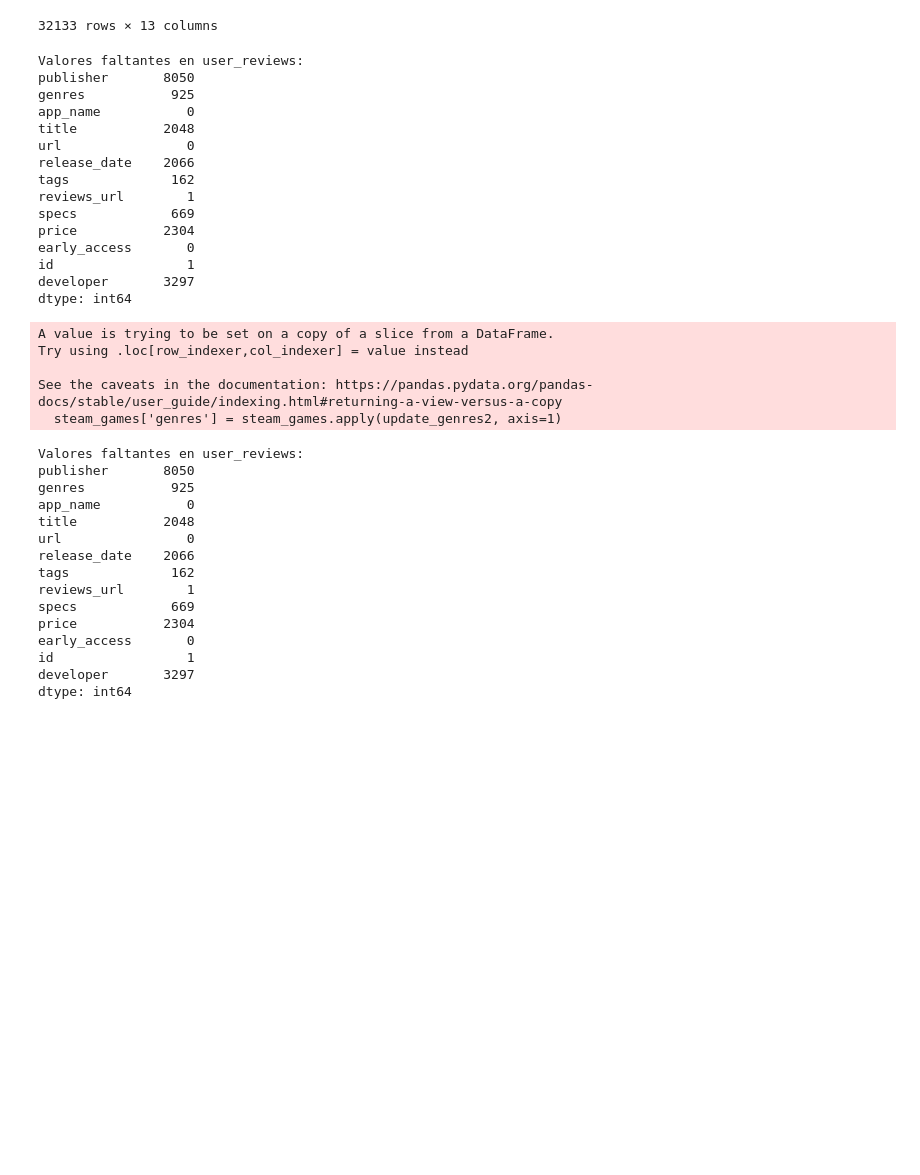
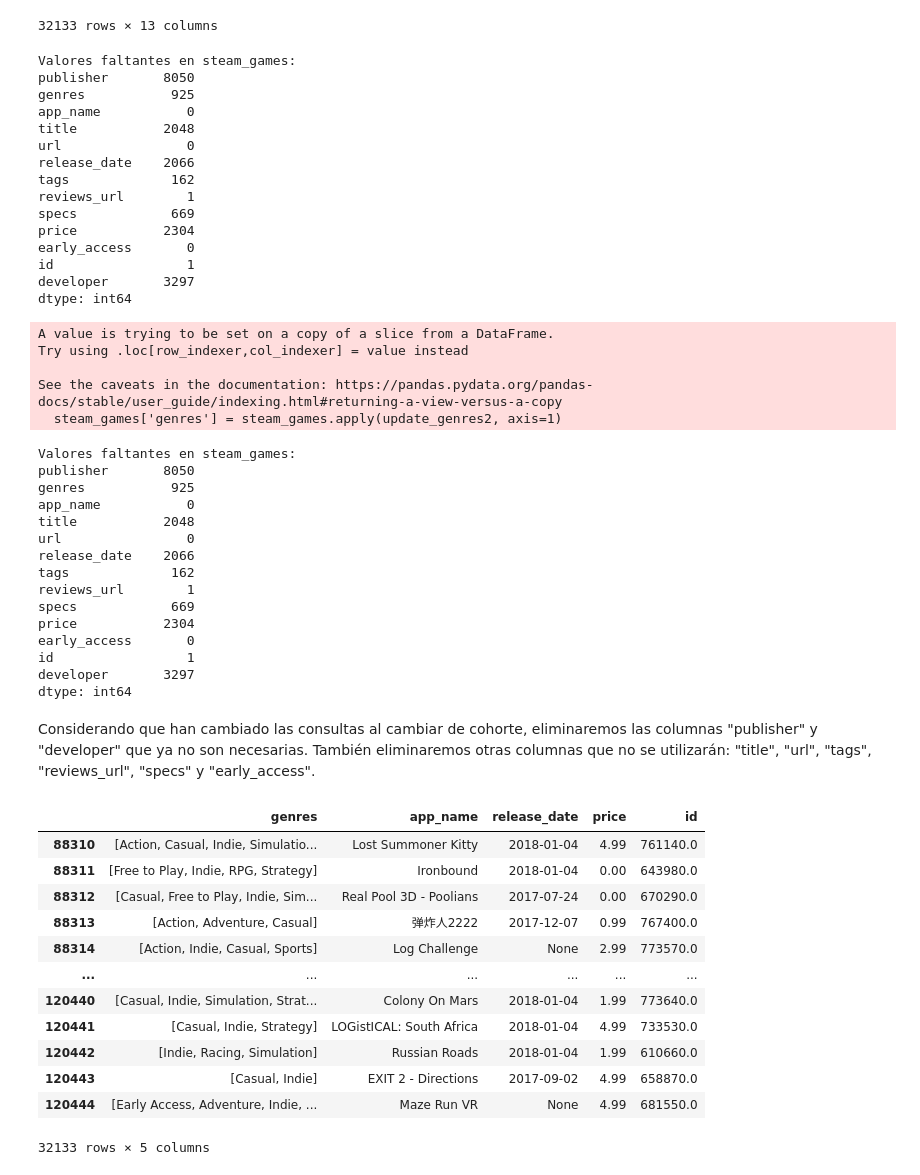
Before and after one commit to FabianRecalde/MachineLearning_Steam, a Jupyter notebook: EDA steam_games.ipynb, the cells around one changed output. Saved outputs shown, nothing was run; the diff lists cells and outputs as text; code cells hidden in the pictures; blank space fills up the shorter version.

Commit message:
finalizacion de EDA steam_games y Funciones

```diff
--- a/EDA steam_games.ipynb
+++ b/EDA steam_games.ipynb
@@ -216,10 +216,10 @@ steam_games
 32133 rows × 13 columns
 # %%
 # Verificar valores faltantes en el DataFrame
-print("\nValores faltantes en user_reviews:")
+print("\nValores faltantes en steam_games:")
 print(steam_games.isnull().sum())
 # %% [output]
-Valores faltantes en user_reviews:
+Valores faltantes en steam_games:
 publisher       8050
 genres           925
 app_name           0
@@ -256,10 +256,10 @@ See the caveats in the documentation: https://pandas.pydata.org/pandas-docs/stab
   steam_games['genres'] = steam_games.apply(update_genres2, axis=1)
 # %%
 # Verificar valores faltantes en el DataFrame
-print("\nValores faltantes en user_reviews:")
+print("\nValores faltantes en steam_games:")
 print(steam_games.isnull().sum())
 # %% [output]
-Valores faltantes en user_reviews:
+Valores faltantes en steam_games:
 publisher       8050
 genres           925
 app_name           0
@@ -274,3 +274,25 @@ early_access       0
 id                 1
 developer       3297
 dtype: int64
+# %% [markdown]
+Considerando que han cambiado las consultas al cambiar de cohorte, eliminaremos las columnas "publisher" y "developer" que ya no son necesarias. También eliminaremos otras columnas que no se utilizarán: "title", "url", "tags", "reviews_url", "specs" y "early_access".
+# %%
+# Eliminar las columnas no deseadas
+columnas_a_eliminar = ["publisher", "developer", "title", "url", "tags", "reviews_url", "specs", "early_access"]
+steam_games = steam_games.drop(columns=columnas_a_eliminar)
+
+steam_games
+# %% [output]
+|  | genres | app_name | release_date | price | id |
+| 88310 | [Action, Casual, Indie, Simulatio... | Lost Summoner Kitty | 2018-01-04 | 4.99 | 761140.0 |
+| 88311 | [Free to Play, Indie, RPG, Strategy] | Ironbound | 2018-01-04 | 0.00 | 643980.0 |
+| 88312 | [Casual, Free to Play, Indie, Sim... | Real Pool 3D - Poolians | 2017-07-24 | 0.00 | 670290.0 |
+| 88313 | [Action, Adventure, Casual] | 弹炸人2222 | 2017-12-07 | 0.99 | 767400.0 |
+| 88314 | [Action, Indie, Casual, Sports] | Log Challenge | None | 2.99 | 773570.0 |
+| ... | ... | ... | ... | ... | ... |
+| 120440 | [Casual, Indie, Simulation, Strat... | Colony On Mars | 2018-01-04 | 1.99 | 773640.0 |
+| 120441 | [Casual, Indie, Strategy] | LOGistICAL: South Africa | 2018-01-04 | 4.99 | 733530.0 |
+| 120442 | [Indie, Racing, Simulation] | Russian Roads | 2018-01-04 | 1.99 | 610660.0 |
+| 120443 | [Casual, Indie] | EXIT 2 - Directions | 2017-09-02 | 4.99 | 658870.0 |
+| 120444 | [Early Access, Adventure, Indie, ... | Maze Run VR | None | 4.99 | 681550.0 |
+32133 rows × 5 columns
```
Also changed, not shown: parts of 11 cells of this notebook, 2 other files.
